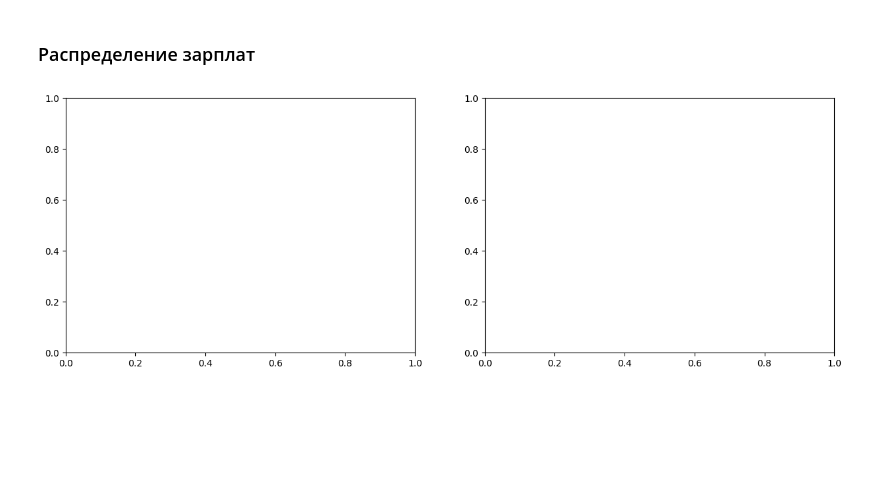
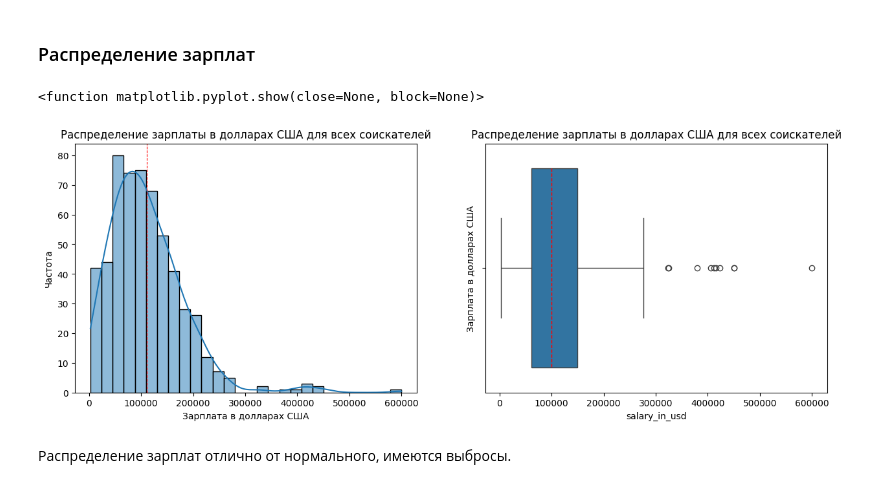
Before and after one commit to govoridaa/SF, a Jupyter notebook: учебный материал/Блок 3. Разведывательный анализ данных/EDA-4. Статистические тесты/practice_eda4.ipynb, the cells around one changed output. Drawn from its saved outputs; the diff is of its cells as text; code cells hidden in the pictures; blank space fills up the shorter version.

```diff
--- a/учебный материал/Блок 3. Разведывательный анализ данных/EDA-4. Статистические тесты/practice_eda4.ipynb
+++ b/учебный материал/Блок 3. Разведывательный анализ данных/EDA-4. Статистические тесты/practice_eda4.ipynb
@@ -210,7 +210,20 @@ ds.describe().loc[:,['salary','salary_in_usd']]
 | max | 3.040000e+07 | 600000.000000 |
 # %% [markdown]
 ### Распределение зарплат
-# %%
-fig, axex = plt.subplots(1,2, figsize=(15,5))
-# %% [output]
-[figure, removed]
+# %%
+fig, axes = plt.subplots(1,2, figsize=(15,5))
+#
+sns.histplot(ds["salary_in_usd"], kde=True, ax=axes[0])
+axes[0].set(xlabel="Зарплата в долларах США", ylabel='Частота')
+axes[0].set_title('Распределение зарплаты в долларах США для всех соискателей')
+axes[0].axvline(ds['salary_in_usd'].mean(), color="red", linestyle='--', linewidth=0.8)
+
+sns.boxplot(ds['salary_in_usd'], ax=axes[1], orient='h', medianprops={'color': "red", 'linestyle': '--'})
+axes[1].set(ylabel="Зарплата в долларах США")
+axes[1].set_title('Распределение зарплаты в долларах США для всех соискателей')
+plt.show
+# %% [output]
+<function matplotlib.pyplot.show(close=None, block=None)>
+[figure, added]
+# %% [markdown]
+Распределение зарплат отлично от нормального, имеются выбросы.
```
Also changed, not shown: parts of 1 cell of this notebook.
